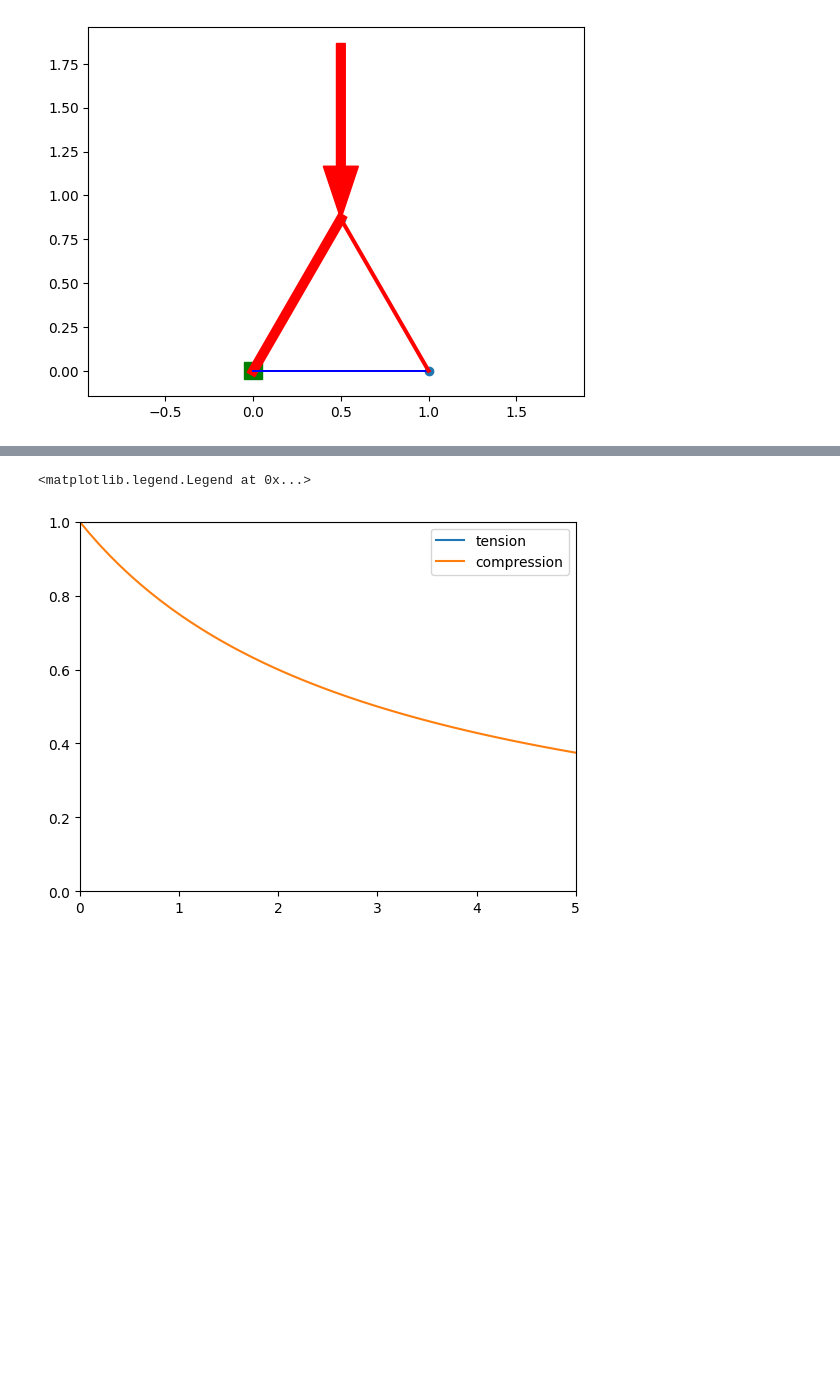
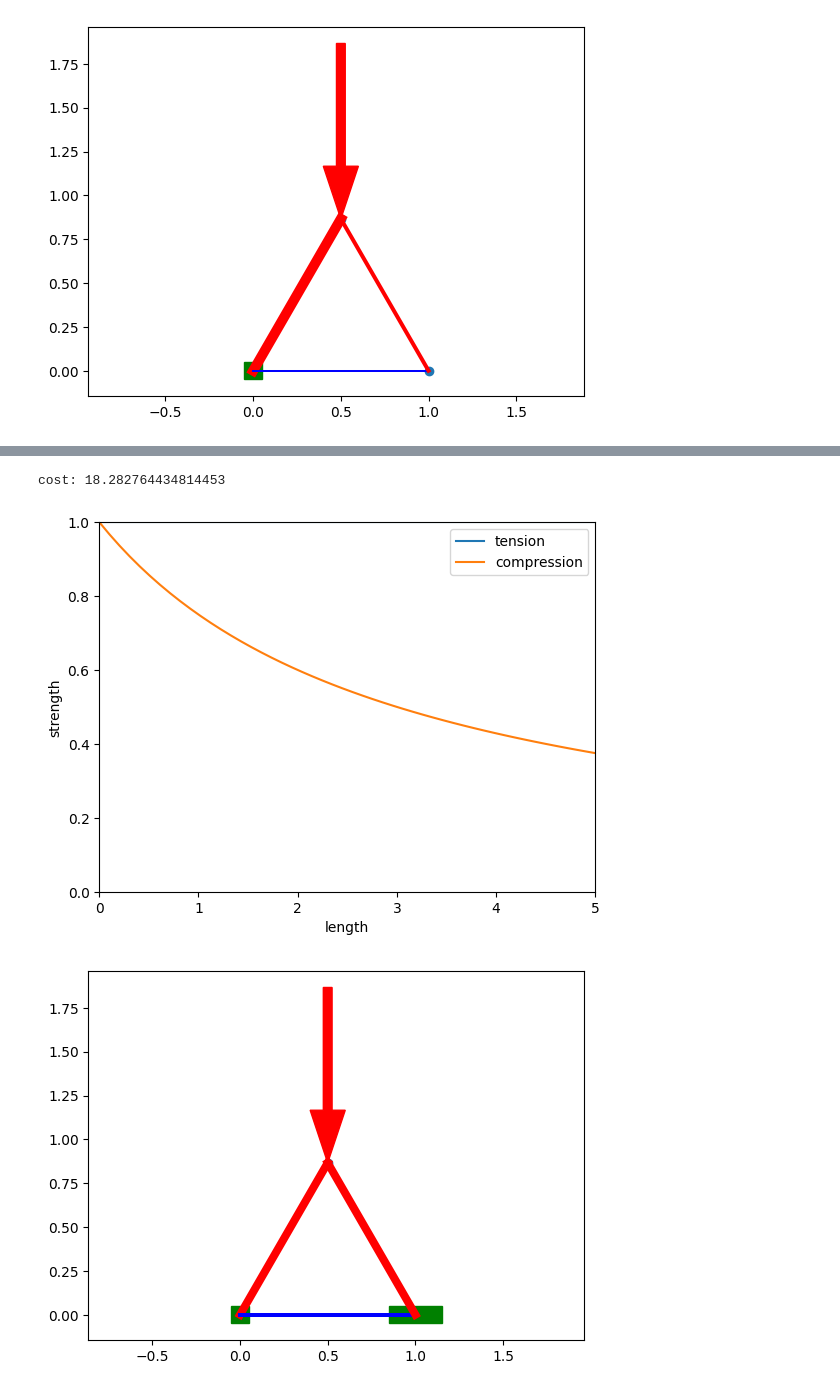
Before and after one commit to eschluntz/PytorchBridge, a Jupyter notebook: truss.ipynb, the cells around one changed output, grey strips where cells are left out. Saved outputs shown, nothing was run; the diff lists cells and outputs as text; code cells hidden in the pictures; blank space fills up the shorter version.

```diff
--- a/truss.ipynb
+++ b/truss.ipynb
@@ -286,14 +370,33 @@ assert all(forces > 2.0), "force should be among all beams"
 # %%
 # How strong is a beam of different length?
 lengths = np.linspace(0,5, 50)
 tensions = np.ones_like(lengths)
 fall_off = 3.0
 compressions = fall_off / (lengths + fall_off)
 
 plt.plot(lengths, tensions, label='tension')
 plt.plot(lengths, compressions, label='compression')
 plt.axis((0,5,0,1))
+plt.xlabel("length")
+plt.ylabel("strength")
 plt.legend()
+
+node_tensors = np.array((
+    (0.5, np.sin(2*np.pi/3)),
+    (0, 0),
+    (1, 0),
+))
+edges = np.array(((0,1), (1, 2), (2, 0)))
+
+t = Truss(node_tensors, edges)
+
+t.add_load(0, 0, -10)
+t.add_anchor(1)
+t.add_anchor(2, x=False)
+
+print(f"cost: {t.get_cost()}")
+t.draw()
 # %% [output]
-<matplotlib.legend.Legend at 0x...>
+cost: 18.282764434814453
-[figure, old version]
+[figure, new version]
+[figure, added]
```
Also changed, not shown: parts of 11 cells of this notebook, 1 other file.
